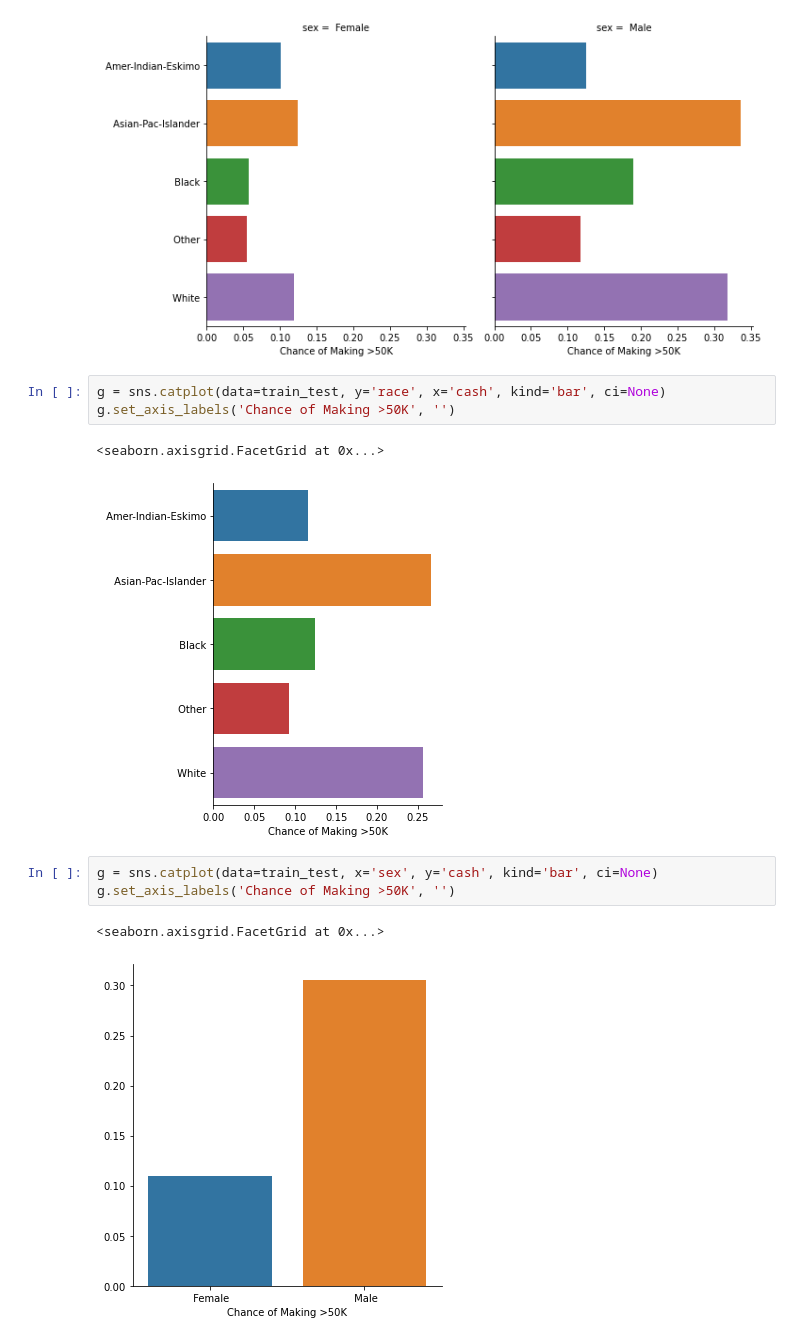
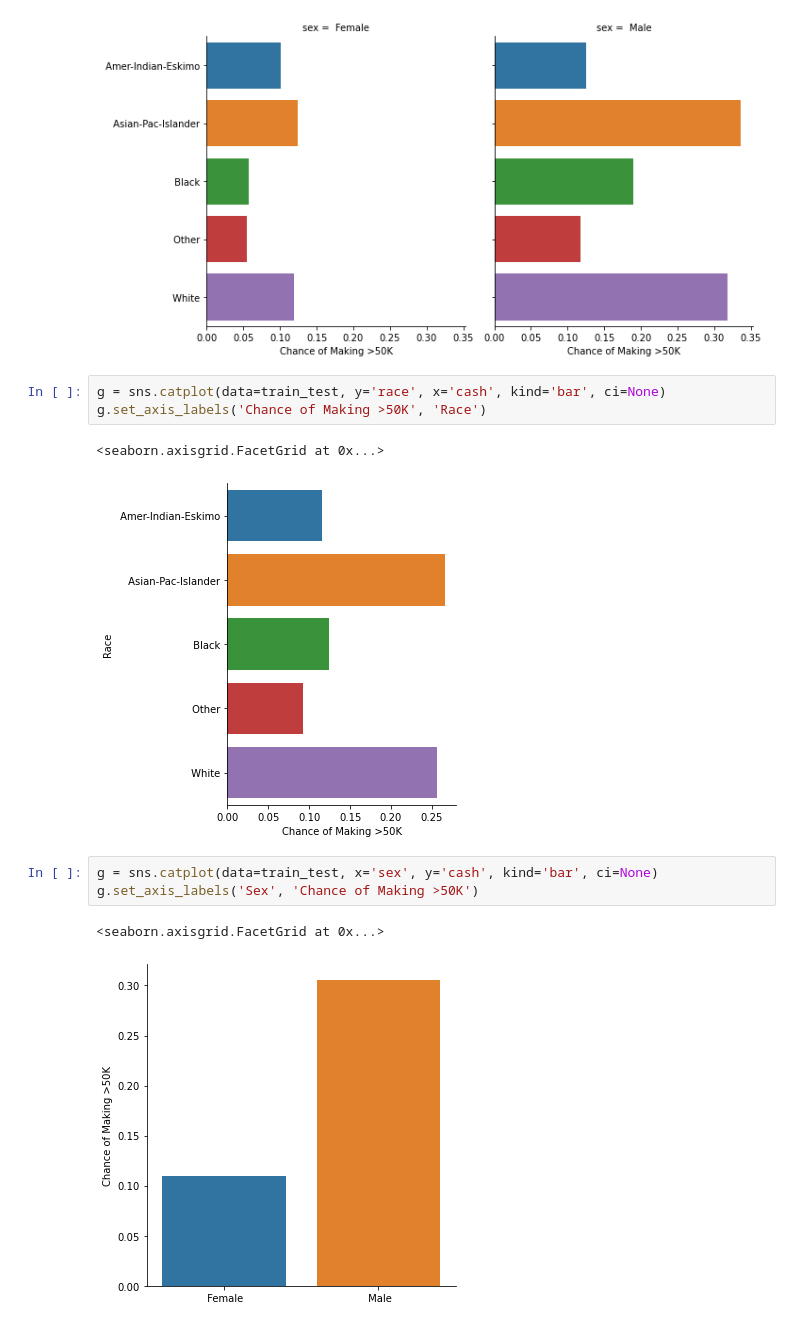
Before and after one commit to astind/578-group-proj, a Jupyter notebook: src/dastin.ipynb, the cells around one changed output. Cells and saved outputs as stored; diff of their text form.

Commit message:
updated charts

```diff
--- a/src/dastin.ipynb
+++ b/src/dastin.ipynb
@@ -124,13 +124,13 @@ g.set_axis_labels('Chance of Making >50K', '')
 [figure]
 # %%
 g = sns.catplot(data=train_test, y='race', x='cash', kind='bar', ci=None)
-g.set_axis_labels('Chance of Making >50K', '')
+g.set_axis_labels('Chance of Making >50K', 'Race')
 # %% [output]
 <seaborn.axisgrid.FacetGrid at 0x...>
-[figure, old version]
+[figure, new version]
 # %%
 g = sns.catplot(data=train_test, x='sex', y='cash', kind='bar', ci=None)
-g.set_axis_labels('Chance of Making >50K', '')
+g.set_axis_labels('Sex', 'Chance of Making >50K')
 # %% [output]
 <seaborn.axisgrid.FacetGrid at 0x...>
-[figure, old version]
+[figure, new version]
```
Also changed, not shown: parts of 2 cells of this notebook.
